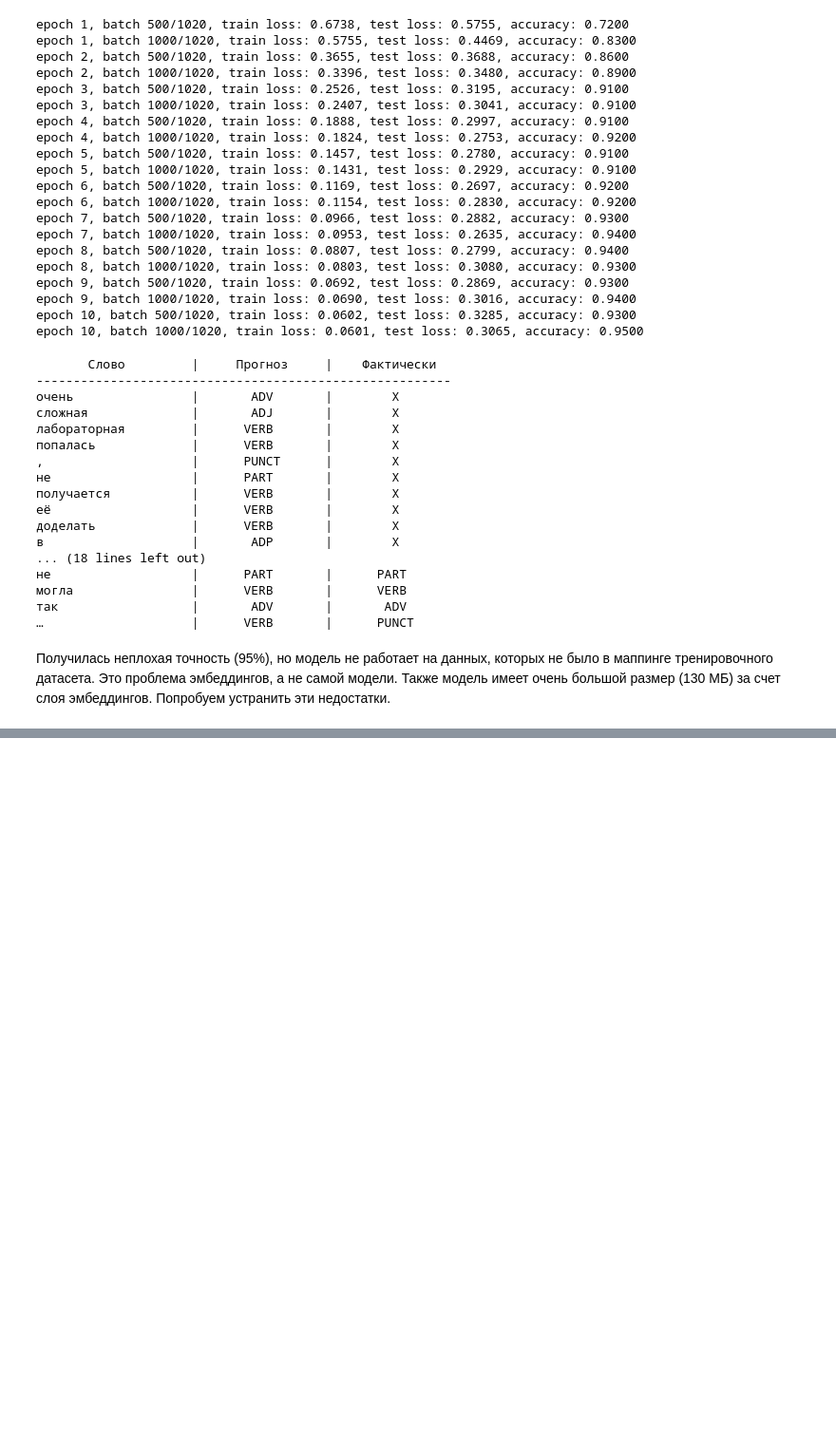
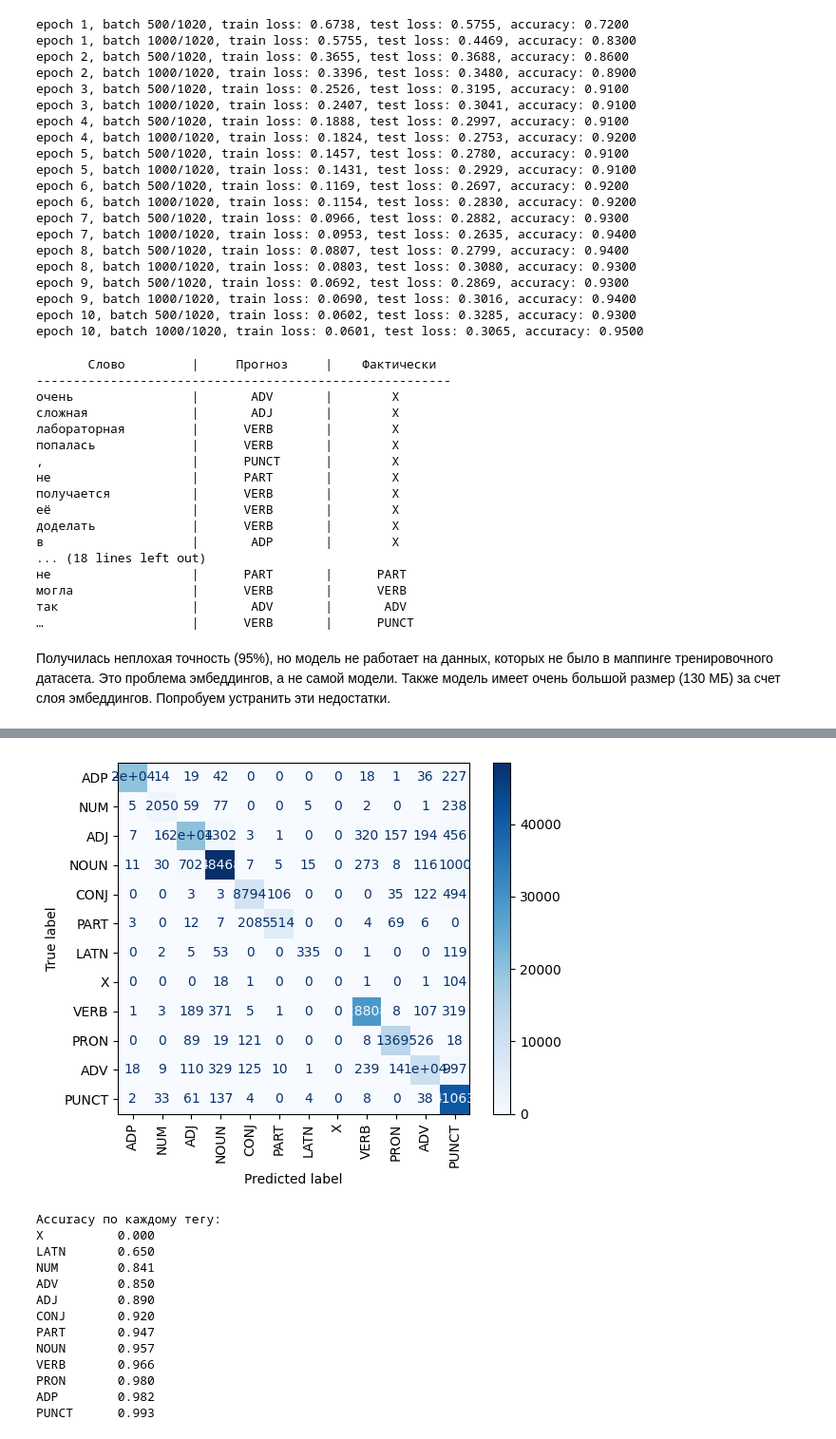
Before and after one commit to robilkot/BSUIR, a Jupyter notebook: IAD/LW3/LW3.ipynb, the cells around one changed output, grey strips where cells are left out. Shown: that part at 95% size. Saved outputs shown, nothing was run; the diff lists cells and outputs as text; code cells hidden in the pictures; blank space fills up the shorter version.

```diff
--- a/IAD/LW3/LW3.ipynb
+++ b/IAD/LW3/LW3.ipynb
@@ -299,8 +299,7 @@ class SecondPOSTagger(nn.Module):
 from typing import Tuple, Dict, List
 
 
-def prepare_data(corpus: List[Tuple[str, str]]) -> Tuple[Dict[str, int],
-                                                        Dict[str, int]]:
+def prepare_data(corpus: List[Tuple[str, str]]) -> Tuple[Dict[str, int], Dict[str, int]]:
     word_to_ix = {}
     pos_to_ix = {}
 
@@ -316,7 +315,6 @@ def prepare_data(corpus: List[Tuple[str, str]]) -> Tuple[Dict[str, int],
 def train_model(model: SecondPOSTagger, device: torch.device,
                 optimizer: torch.optim.Optimizer, loss_fn: nn.CrossEntropyLoss,
                 batch: Tuple[torch.Tensor, torch.Tensor]) -> float:
-    """Обучение модели на одном батче"""
     model.train()
     optimizer.zero_grad()
 
@@ -481,0 +482,4 @@ apply_model_on_new_data(model, device, word_to_ix, pos_to_ix)
+# %%
+from navec import Navec
+
+navec = Navec.load('embeddings/navec_hudlit_v1_12B_500K_300d_100q.tar')
@@ -481,0 +691,14 @@ apply_model_on_new_data(model, device, word_to_ix, pos_to_ix)
+# %%
+all_preds = []
+all_true = []
+
+model.eval()
+with torch.no_grad():
+    for batch_x, batch_y, lengths, _ in test_loader:
+        batch_x, batch_y = batch_x.to(device), batch_y.to(device)
+        outputs = model(batch_x, lengths)
+        preds = outputs.argmax(dim=-1)
+
+        mask = batch_y != -1
+        all_preds.extend(preds[mask].tolist())
+        all_true.extend(batch_y[mask].tolist())
@@ -481,0 +735,38 @@ apply_model_on_new_data(model, device, word_to_ix, pos_to_ix)
+# %%
+from sklearn.metrics import confusion_matrix, ConfusionMatrixDisplay
+
+import matplotlib.pyplot as plt
+
+# --- Матрица ошибок
+cm = confusion_matrix(all_true, all_preds)
+disp = ConfusionMatrixDisplay(cm, display_labels=[idx2tag[i] for i in range(len(tag2idx))])
+disp.plot(xticks_rotation='vertical', cmap='Blues')
+plt.show()
+
+# --- Accuracy по каждому тегу отдельно
+acc_per_class = {}
+for idx in range(len(tag2idx)):
+    true_idx = np.array(all_true) == idx
+    pred_idx = np.array(all_preds) == idx
+    correct = (true_idx & pred_idx).sum()
+    total = true_idx.sum()
+    acc_per_class[idx2tag[idx]] = correct / total if total > 0 else 0.0
+
+print('\nAccuracy по каждому тегу:')
+for tag, a in sorted(acc_per_class.items(), key=lambda x: x[1]):
+    print(f'{tag:<10} {a:.3f}')
+# %% [output]
+[figure, added]
+Accuracy по каждому тегу:
+X          0.000
+LATN       0.650
+NUM        0.841
+ADV        0.850
+ADJ        0.890
+CONJ       0.920
+PART       0.947
+NOUN       0.957
+VERB       0.966
+PRON       0.980
+ADP        0.982
+PUNCT      0.993
```
Also changed, not shown: parts of 14 cells of this notebook, 1 other file.
